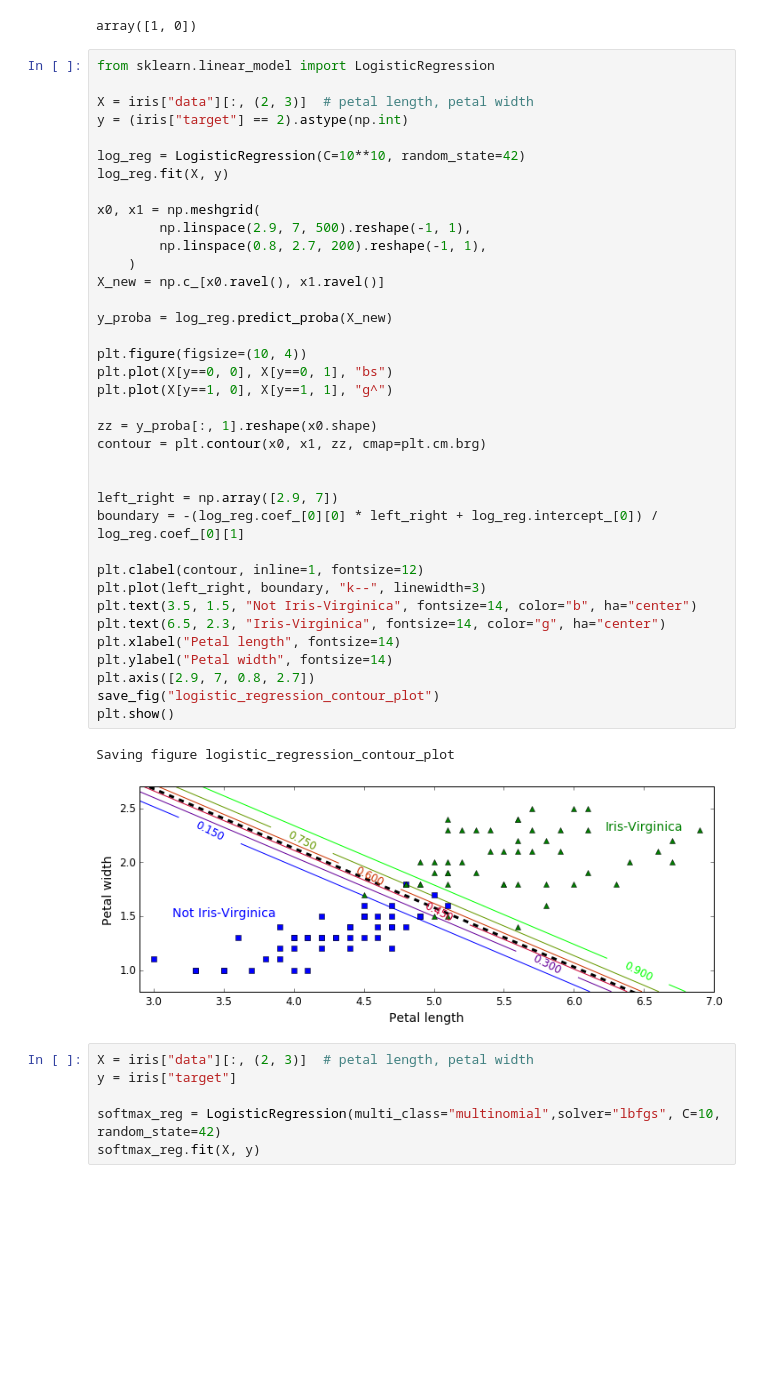
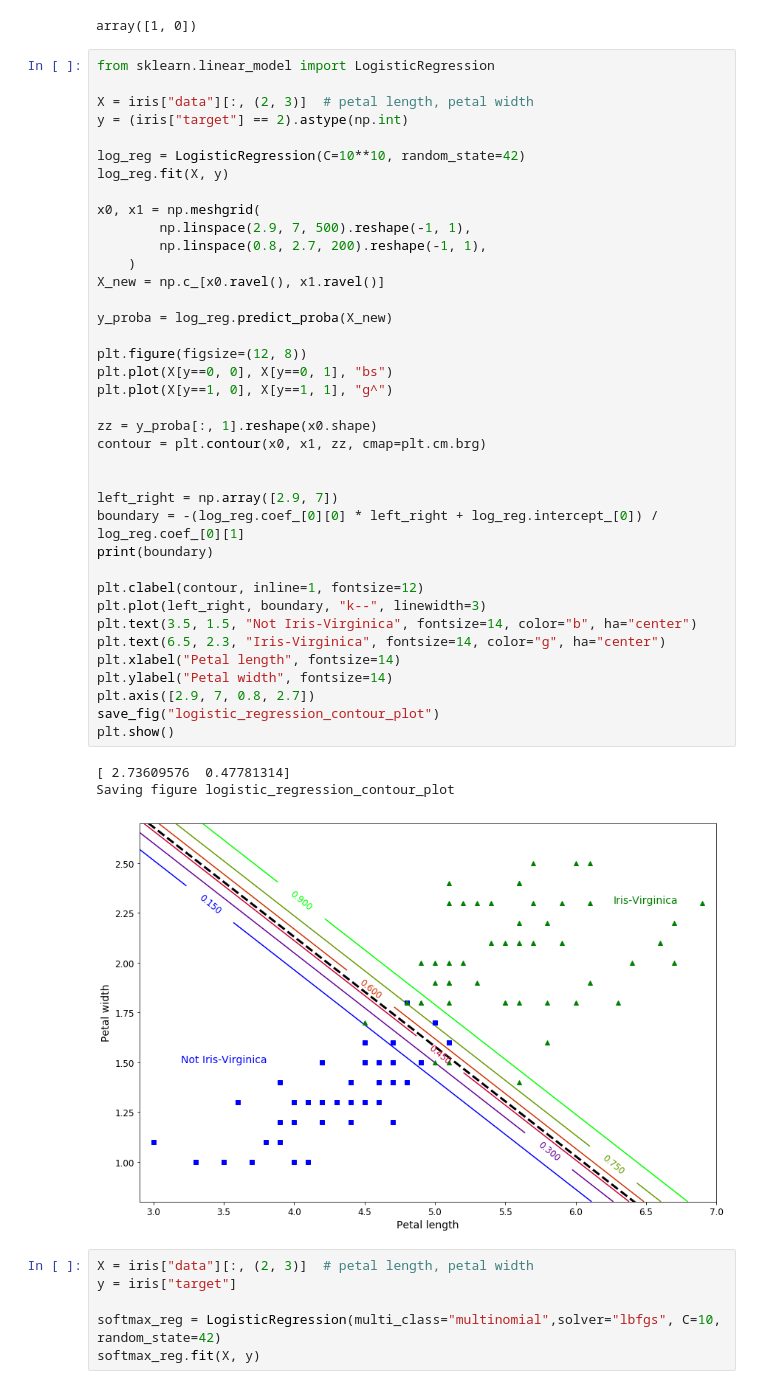
Before and after one commit to ndwadia/handson-ml, a Jupyter notebook: 04_training_linear_models.ipynb, the cells around one changed output. Cells and saved outputs as stored; diff of their text form; blank space fills up the shorter version.

```diff
--- a/04_training_linear_models.ipynb
+++ b/04_training_linear_models.ipynb
@@ -772,35 +775,37 @@ log_reg.fit(X, y)
 
 x0, x1 = np.meshgrid(
         np.linspace(2.9, 7, 500).reshape(-1, 1),
         np.linspace(0.8, 2.7, 200).reshape(-1, 1),
     )
 X_new = np.c_[x0.ravel(), x1.ravel()]
 
 y_proba = log_reg.predict_proba(X_new)
 
-plt.figure(figsize=(10, 4))
+plt.figure(figsize=(12, 8))
 plt.plot(X[y==0, 0], X[y==0, 1], "bs")
 plt.plot(X[y==1, 0], X[y==1, 1], "g^")
 
 zz = y_proba[:, 1].reshape(x0.shape)
 contour = plt.contour(x0, x1, zz, cmap=plt.cm.brg)
 
 
 left_right = np.array([2.9, 7])
 boundary = -(log_reg.coef_[0][0] * left_right + log_reg.intercept_[0]) / log_reg.coef_[0][1]
+print(boundary)
 
 plt.clabel(contour, inline=1, fontsize=12)
 plt.plot(left_right, boundary, "k--", linewidth=3)
 plt.text(3.5, 1.5, "Not Iris-Virginica", fontsize=14, color="b", ha="center")
 plt.text(6.5, 2.3, "Iris-Virginica", fontsize=14, color="g", ha="center")
 plt.xlabel("Petal length", fontsize=14)
 plt.ylabel("Petal width", fontsize=14)
 plt.axis([2.9, 7, 0.8, 2.7])
 save_fig("logistic_regression_contour_plot")
 plt.show()
 # %% [output]
+[ 2.73609576  0.47781314]
 Saving figure logistic_regression_contour_plot
-[figure, old version]
+[figure, new version]
 # %%
 X = iris["data"][:, (2, 3)]  # petal length, petal width
 y = iris["target"]
```
Also changed, not shown: parts of 19 cells of this notebook, 3 other files.
